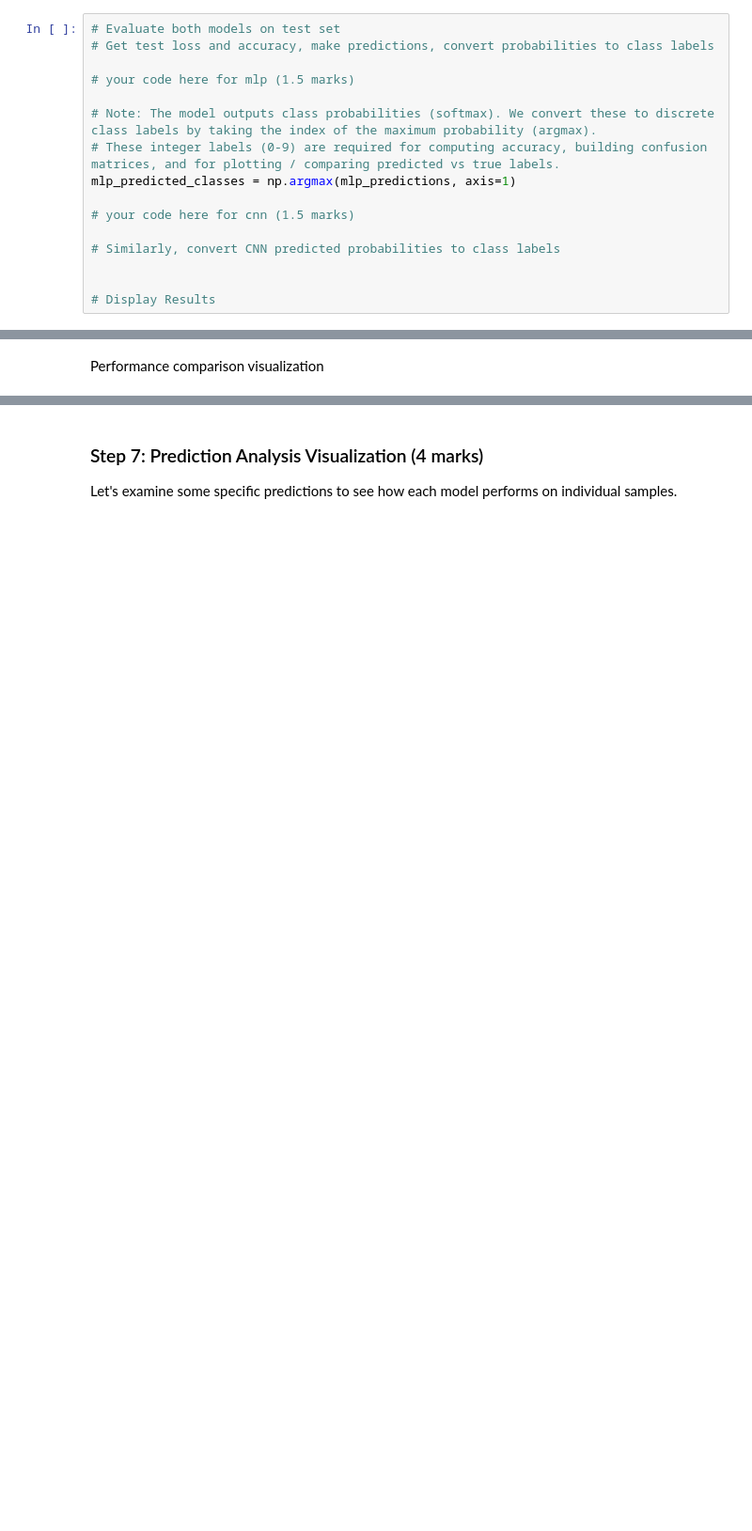
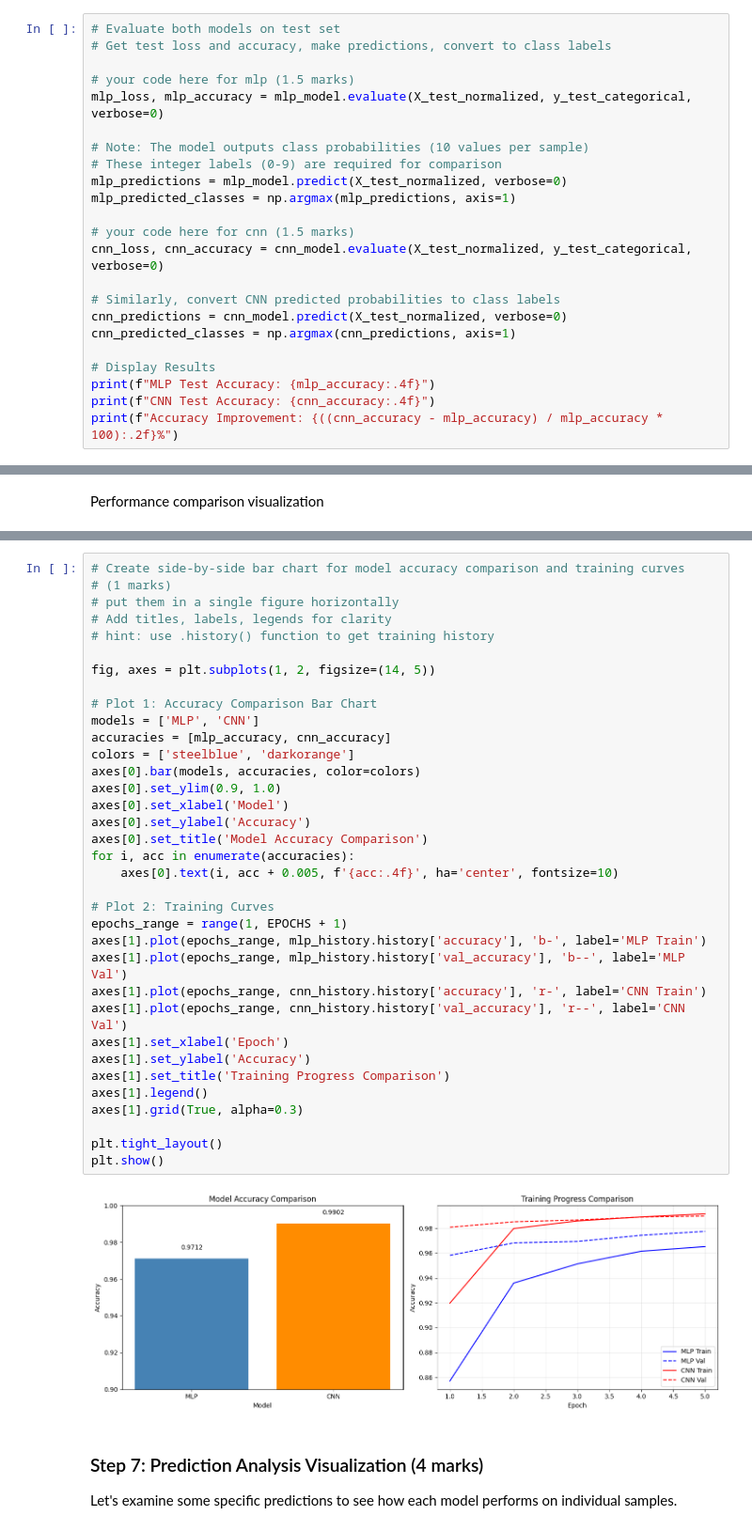
Before and after one commit to Tasnia-Ibnat/ENGG_680_Fall2025_Assignment2, a Jupyter notebook: Assignment2_Upload.ipynb, the cells around one changed output, grey strips where cells are left out. Shown: that part at 94% size. Cells and saved outputs as stored; diff of their text form; blank space fills up the shorter version.

```diff
--- a/Assignment2_Upload.ipynb
+++ b/Assignment2_Upload.ipynb
@@ -1231,17 +1258,24 @@ Evaluate both models on the test set and compare their performance with visualiz
 Using .predict(), .evaluate() functions as we used in part2
 # %%
 # Evaluate both models on test set
-# Get test loss and accuracy, make predictions, convert probabilities to class labels
+# Get test loss and accuracy, make predictions, convert to class labels
 
 # your code here for mlp (1.5 marks)
+mlp_loss, mlp_accuracy = mlp_model.evaluate(X_test_normalized, y_test_categorical, verbose=0)
 
-# Note: The model outputs class probabilities (softmax). We convert these to discrete class labels by taking the index of the maximum probability (argmax).
-# These integer labels (0-9) are required for computing accuracy, building confusion matrices, and for plotting / comparing predicted vs true labels.
+# Note: The model outputs class probabilities (10 values per sample)
+# These integer labels (0-9) are required for comparison
+mlp_predictions = mlp_model.predict(X_test_normalized, verbose=0)
 mlp_predicted_classes = np.argmax(mlp_predictions, axis=1)
 
 # your code here for cnn (1.5 marks)
+cnn_loss, cnn_accuracy = cnn_model.evaluate(X_test_normalized, y_test_categorical, verbose=0)
 
 # Similarly, convert CNN predicted probabilities to class labels
-
+cnn_predictions = cnn_model.predict(X_test_normalized, verbose=0)
+cnn_predicted_classes = np.argmax(cnn_predictions, axis=1)
 
 # Display Results
+print(f"MLP Test Accuracy: {mlp_accuracy:.4f}")
+print(f"CNN Test Accuracy: {cnn_accuracy:.4f}")
+print(f"Accuracy Improvement: {((cnn_accuracy - mlp_accuracy) / mlp_accuracy * 100):.2f}%")
@@ -1259,3 +1288,40 @@ plt.show()
+# %%
+# Create side-by-side bar chart for model accuracy comparison and training curves
+# (1 marks)
+# put them in a single figure horizontally
+# Add titles, labels, legends for clarity
+# hint: use .history() function to get training history
+
+fig, axes = plt.subplots(1, 2, figsize=(14, 5))
+
+# Plot 1: Accuracy Comparison Bar Chart
+models = ['MLP', 'CNN']
+accuracies = [mlp_accuracy, cnn_accuracy]
+colors = ['steelblue', 'darkorange']
+axes[0].bar(models, accuracies, color=colors)
+axes[0].set_ylim(0.9, 1.0)
+axes[0].set_xlabel('Model')
+axes[0].set_ylabel('Accuracy')
+axes[0].set_title('Model Accuracy Comparison')
+for i, acc in enumerate(accuracies):
+    axes[0].text(i, acc + 0.005, f'{acc:.4f}', ha='center', fontsize=10)
+
+# Plot 2: Training Curves
+epochs_range = range(1, EPOCHS + 1)
+axes[1].plot(epochs_range, mlp_history.history['accuracy'], 'b-', label='MLP Train')
+axes[1].plot(epochs_range, mlp_history.history['val_accuracy'], 'b--', label='MLP Val')
+axes[1].plot(epochs_range, cnn_history.history['accuracy'], 'r-', label='CNN Train')
+axes[1].plot(epochs_range, cnn_history.history['val_accuracy'], 'r--', label='CNN Val')
+axes[1].set_xlabel('Epoch')
+axes[1].set_ylabel('Accuracy')
+axes[1].set_title('Training Progress Comparison')
+axes[1].legend()
+axes[1].grid(True, alpha=0.3)
+
+plt.tight_layout()
+plt.show()
+# %% [output]
+[figure, added]
 # %% [markdown]
 ### Step 7: Prediction Analysis Visualization (4 marks)
 
```
Also changed, not shown: parts of 31 cells of this notebook.
